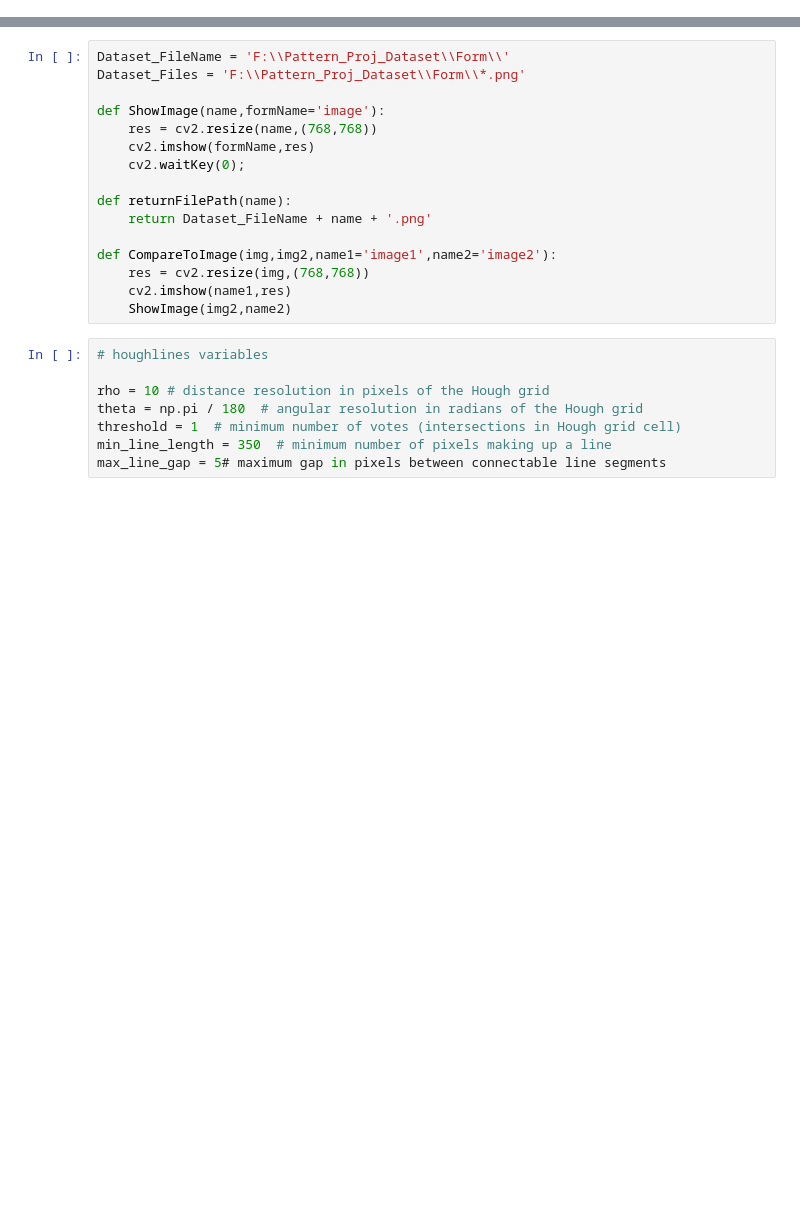
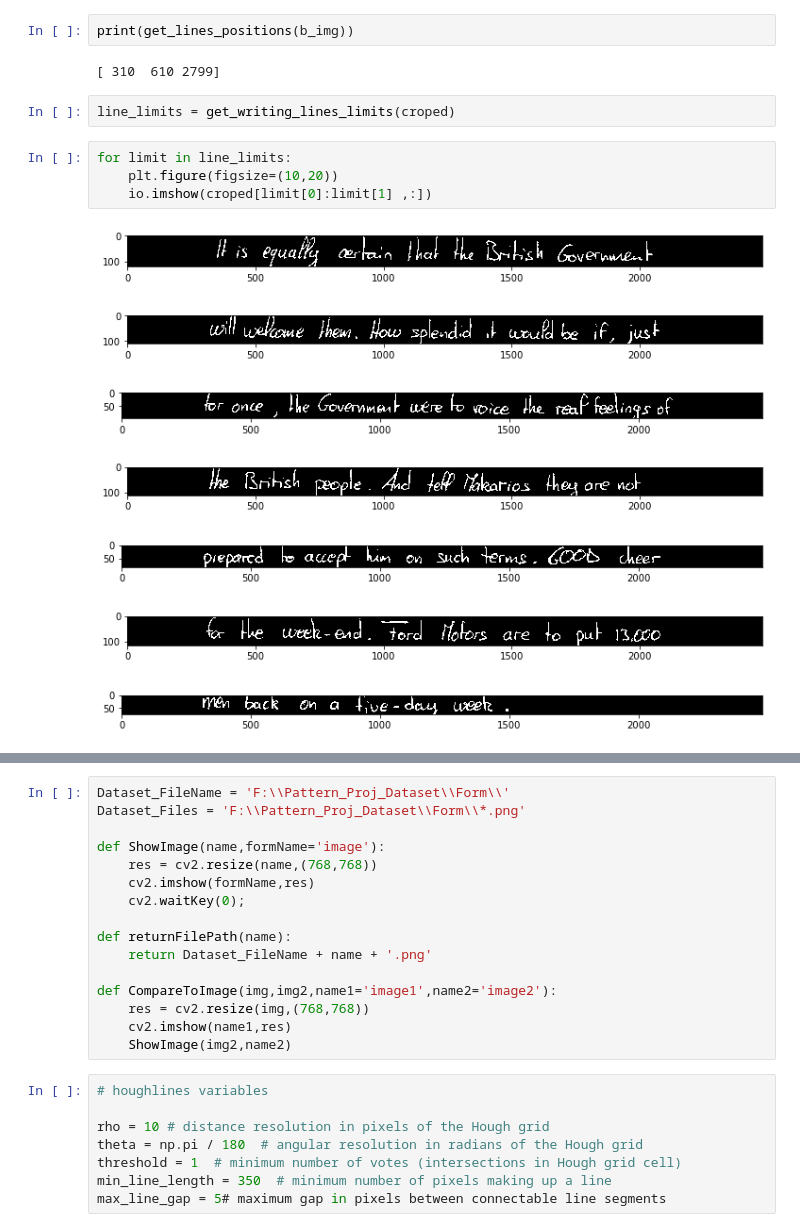
Before and after one commit to Abdelrhman-Hosny/Pattern_IAM_Handwriting, a Jupyter notebook: Segmentation/LineDetection.ipynb, the cells around one changed output, grey strips where cells are left out. Drawn from its saved outputs; the diff is of its cells as text; blank space fills up the shorter version.

```diff
--- a/Segmentation/LineDetection.ipynb
+++ b/Segmentation/LineDetection.ipynb
@@ -5,0 +39,18 @@ import time
+# %%
+print(get_lines_positions(b_img))
+# %% [output]
+[ 310  610 2799]
+# %%
+line_limits = get_writing_lines_limits(croped)
+# %%
+for limit in line_limits:
+    plt.figure(figsize=(10,20))
+    io.imshow(croped[limit[0]:limit[1] ,:])
+# %% [output]
+[figure, added]
+[figure, added]
+[figure, added]
+[figure, added]
+[figure, added]
+[figure, added]
+[figure, added]
```
Also changed, not shown: parts of 12 cells of this notebook, 9 other files.
